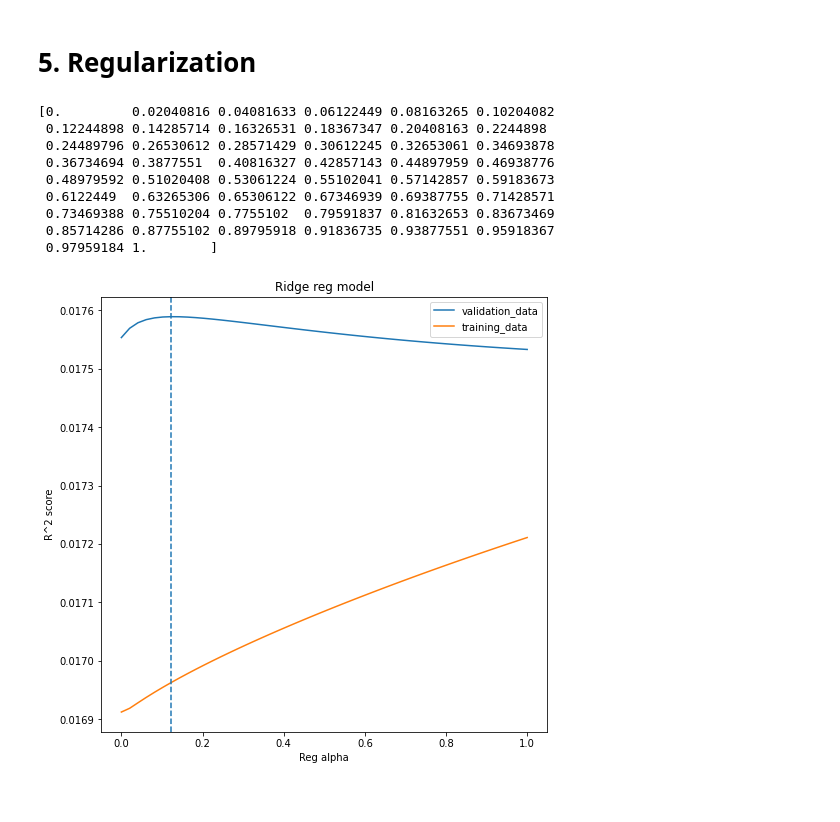
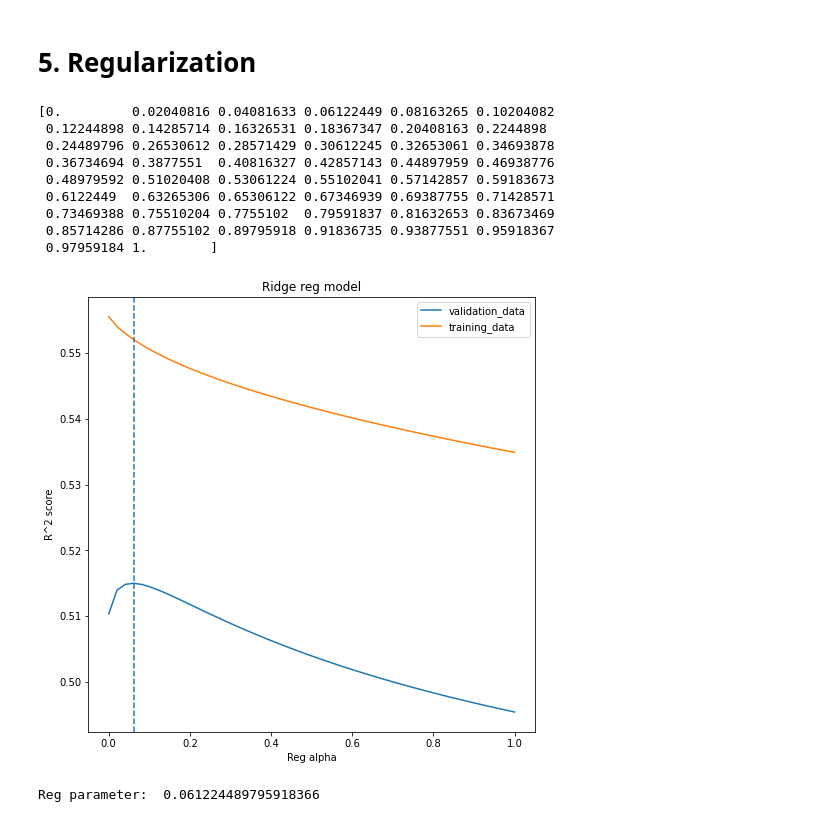
Before and after one commit to MarkNik1/my_ml_h, a Jupyter notebook: assignment_2/assigment2.ipynb, the cells around one changed output. Drawn from its saved outputs; the diff is of its cells as text; code cells hidden in the pictures.

```diff
--- a/assignment_2/assigment2.ipynb
+++ b/assignment_2/assigment2.ipynb
@@ -116,9 +172,9 @@ columns_to_delete
 # %%
 # Delete columns with high % of missed data
-df = df.drop(columns=columns_to_delete)
+# df = df.drop(columns=columns_to_delete)
 
 # delete one sample with missed data
-df = df.dropna()
+# df = df.dropna()
 # %%
 df.describe()
 # %% [output]
@@ -163,7 +219,29 @@ df = df.drop(columns=[
     "OwnOccHiQuart",
     "PctKids2Par",
     "PctYoungKids2Par",
-    "PctTeen2Par"])
+    "PctTeen2Par",
+    "agePct12t21",
+    "agePct12t29",
+    "agePct16t24",
+    "agePct65up",
+#     "PctSpeakEnglOnly",
+#     "PctNotSpeakEnglWell",
+#     "PctLargHouseFam",
+#     "PctLargHouseOccup",
+#     "PersPerOccupHous",
+#     "PersPerOwnOccHous",
+#     "PersPerRentOccHous",
+#     "PctPersOwnOccup",
+#     "medFamInc",
+#     "perCapInc",
+#     "whitePerCap",
+#     "blackPerCap",
+#     "indianPerCap",
+#     "AsianPerCap",
+#     "OtherPerCap",
+#     "HispPerCap",
+]
+)
 # %%
 corr = df.corr()
 f, ax = plt.subplots(figsize=(22, 22))
@@ -305,7 +383,7 @@ polymodel_search(degrees, X_train, y_train, X_val, y_val)
 # 5. Regularization
 # %%
 reg_model_cls = Ridge
-metric = mean_squared_error
+metric = r2_score
 
 def regmodel_param_search(alphas, X, y, X_val, y_val, draw_plot = True):
 
@@ -326,15 +404,6 @@ def regmodel_param_search(alphas, X, y, X_val, y_val, draw_plot = True):
         train_scores.append(metric_train)
         val_scores.append(metric_val)
 
-# Note: R^2 does not become better for higher regularization strength
-#         if 0 <= metric_val <= 1.0 and 0 <= metric_train <= 1.0:
-#             train_scores.append(metric_train)
-#             val_scores.append(metric_val)
-#         else:
-#             # in case model does not converge, save last score
-#             train_scores.append(train_scores[-1])
-#             val_scores.append(val_scores[-1])
-
     chosen_alpha_id = np.argmax(val_scores)
     chosen_alpha = alphas[chosen_alpha_id]
     max_validation_score = np.max(val_scores)
@@ -344,18 +413,23 @@ def regmodel_param_search(alphas, X, y, X_val, y_val, draw_plot = True):
 
     if draw_plot:
         model_plot(train_scores, val_scores, alphas, chosen_alpha, "Reg alpha", "R^2 score", "Ridge reg model")
+
+    return chosen_alpha
 # %%
 alphas = np.linspace(0,1,50)
 print(alphas)
-regmodel_param_search(alphas, X_train, y_train, X_val, y_val)
+max_alpha = regmodel_param_search(alphas, X_train, y_train, X_val, y_val)
+
+print("Reg parameter: ", max_alpha)
 # %% [output]
 [0.         0.02040816 0.04081633 0.06122449 0.08163265 0.10204082
  0.12244898 0.14285714 0.16326531 0.18367347 0.20408163 0.2244898
  0.24489796 0.26530612 0.28571429 0.30612245 0.32653061 0.34693878
  0.36734694 0.3877551  0.40816327 0.42857143 0.44897959 0.46938776
  0.48979592 0.51020408 0.53061224 0.55102041 0.57142857 0.59183673
  0.6122449  0.63265306 0.65306122 0.67346939 0.69387755 0.71428571
  0.73469388 0.75510204 0.7755102  0.79591837 0.81632653 0.83673469
  0.85714286 0.87755102 0.89795918 0.91836735 0.93877551 0.95918367
  0.97959184 1.        ]
-[figure, old version]
+[figure, new version]
+Reg parameter:  0.061224489795918366
```
Also changed, not shown: parts of 24 cells of this notebook.
